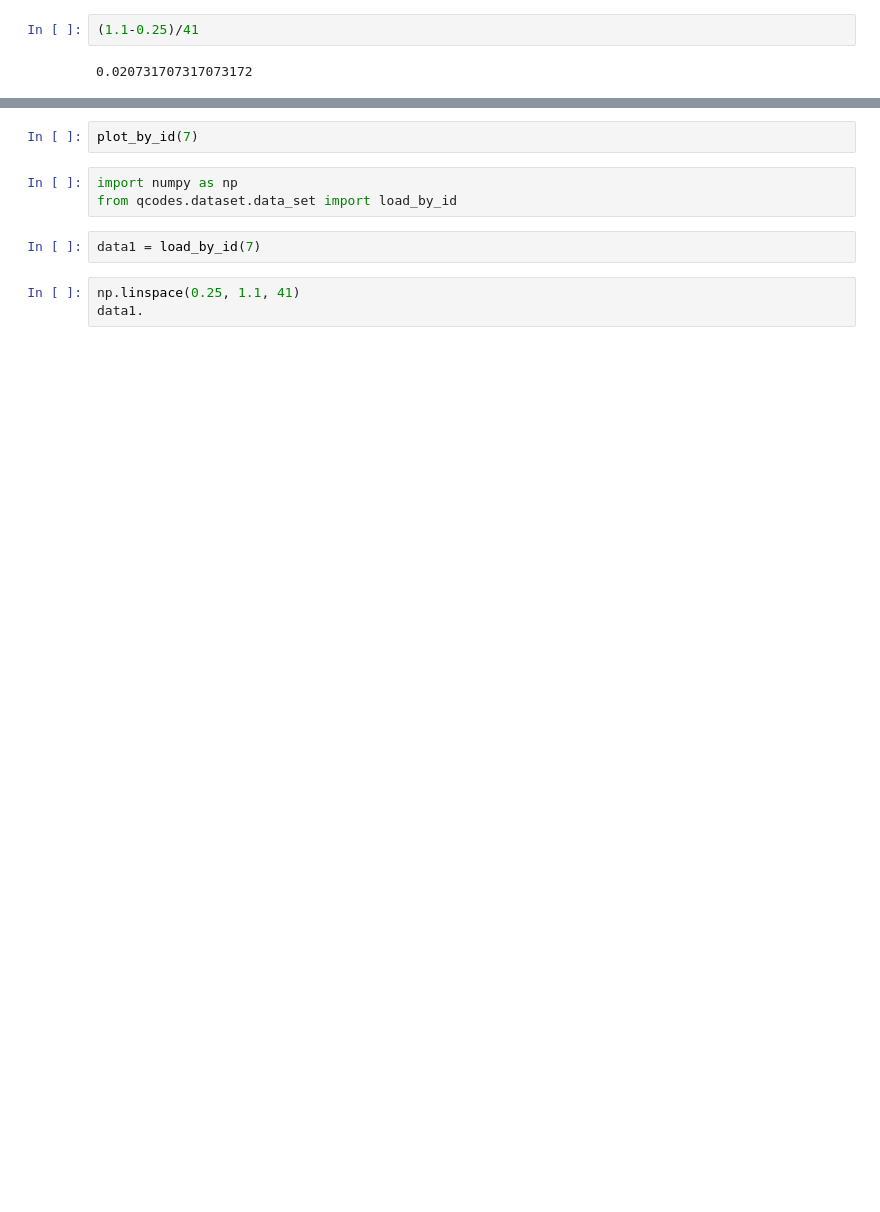
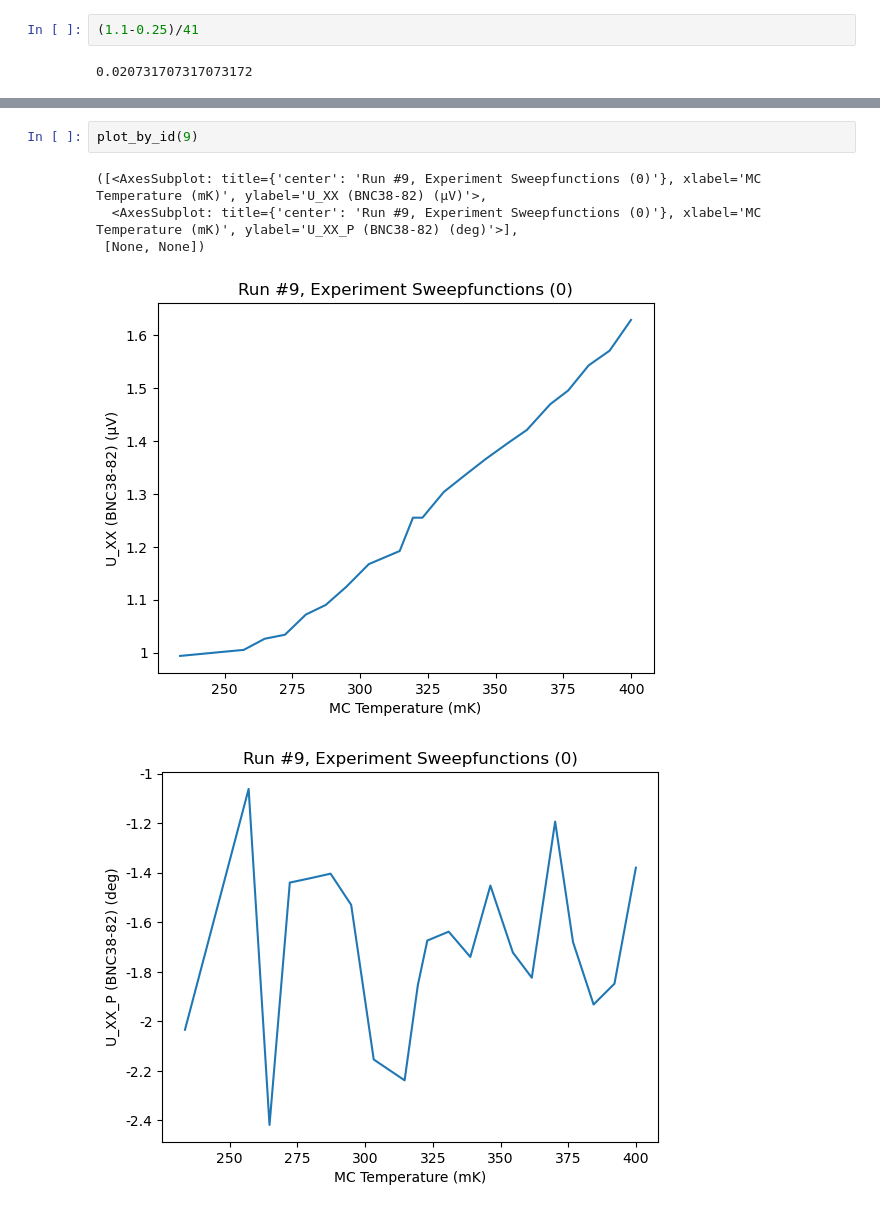
Before and after one commit to FredWolff/Triton, a Jupyter notebook: logbook.ipynb, the cells around one changed output, grey strips where cells are left out. Drawn from its saved outputs; the diff is of its cells as text; blank space fills up the shorter version.

Commit message:
Testing of sweeps

```diff
--- a/logbook.ipynb
+++ b/logbook.ipynb
@@ -528,13 +585,11 @@ KeyboardInterrupt:
 # %%
-plot_by_id(7)
+plot_by_id(9)
+# %% [output]
+([<AxesSubplot: title={'center': 'Run #9, Experiment Sweepfunctions (0)'}, xlabel='MC Temperature (mK)', ylabel='U_XX (BNC38-82) (μV)'>,
+  <AxesSubplot: title={'center': 'Run #9, Experiment Sweepfunctions (0)'}, xlabel='MC Temperature (mK)', ylabel='U_XX_P (BNC38-82) (deg)'>],
+ [None, None])
+[figure, added]
+[figure, added]
-# %%
-import numpy as np
-from qcodes.dataset.data_set import load_by_id
-# %%
-data1 = load_by_id(7)
-# %%
-np.linspace(0.25, 1.1, 41)
-data1.
 # %%
 # test sweeping down through turbo and heater transition
 T1dMeasurement(
```
Also changed, not shown: parts of 41 cells of this notebook.
